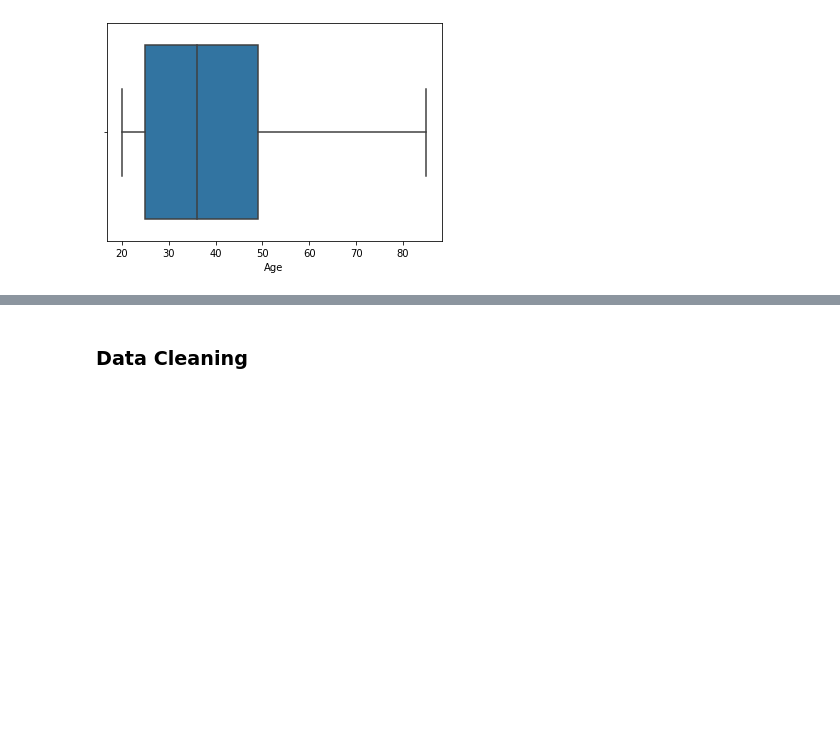
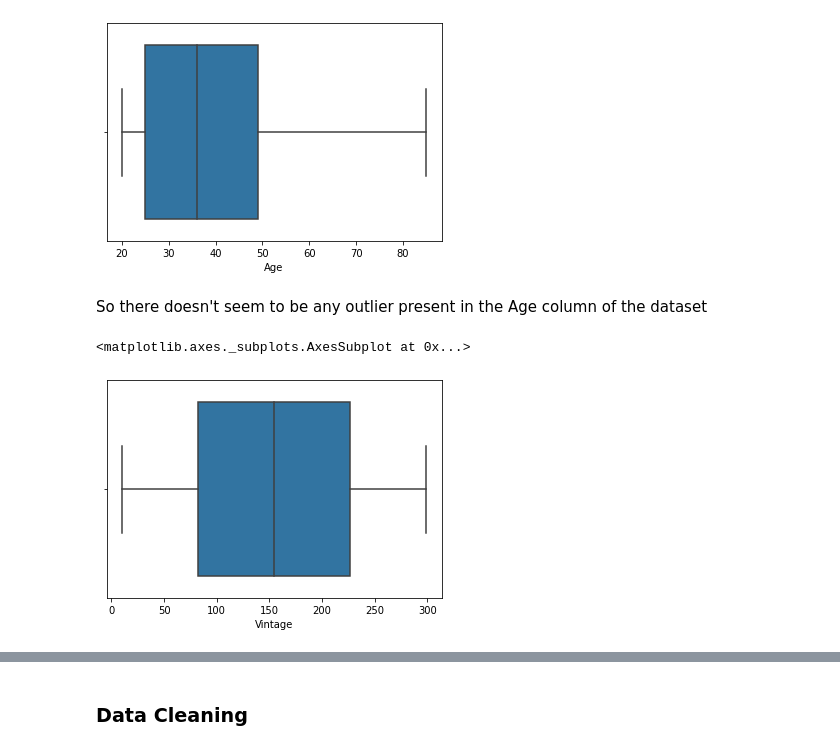
Before and after one commit to agrawalkunal2/insurance-cross_sell, a Jupyter notebook: HEALTH_INSURANCE_CROSS_SELL_PREDICTION.ipynb, the cells around one changed output, grey strips where cells are left out. Cells and saved outputs as stored; diff of their text form; code cells hidden in the pictures; blank space fills up the shorter version.

```diff
--- a/HEALTH_INSURANCE_CROSS_SELL_PREDICTION.ipynb
+++ b/HEALTH_INSURANCE_CROSS_SELL_PREDICTION.ipynb
@@ -437,3 +440,11 @@ sns.boxplot(data['Age'])
 # %% [output]
 <matplotlib.axes._subplots.AxesSubplot at 0x...>
 [figure]
+# %% [markdown]
+So there doesn't seem to be any outlier present in the Age column of the dataset
+# %%
+# Vintage
+sns.boxplot(data['Vintage'])
+# %% [output]
+<matplotlib.axes._subplots.AxesSubplot at 0x...>
+[figure, added]
```
Also changed, not shown: parts of 29 cells of this notebook.
